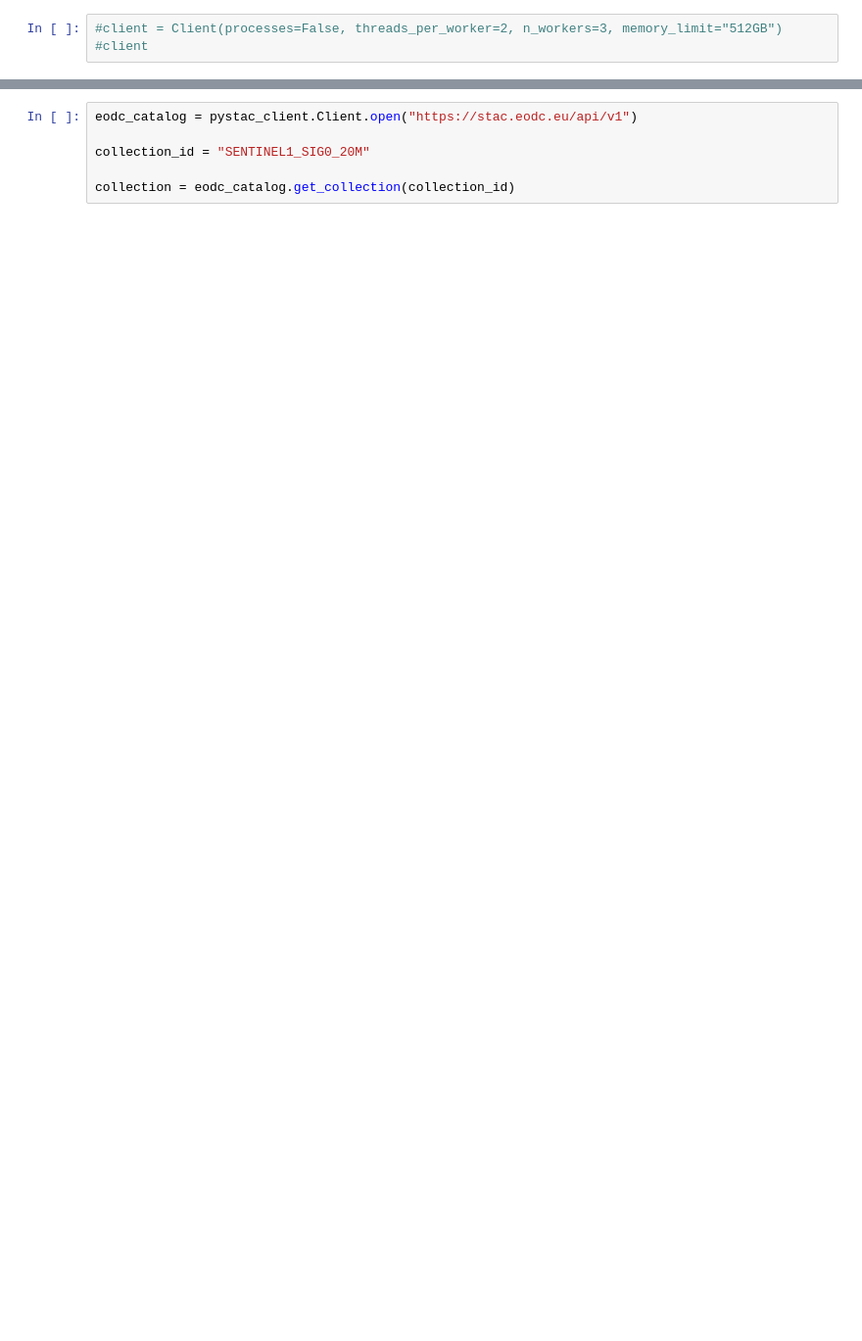
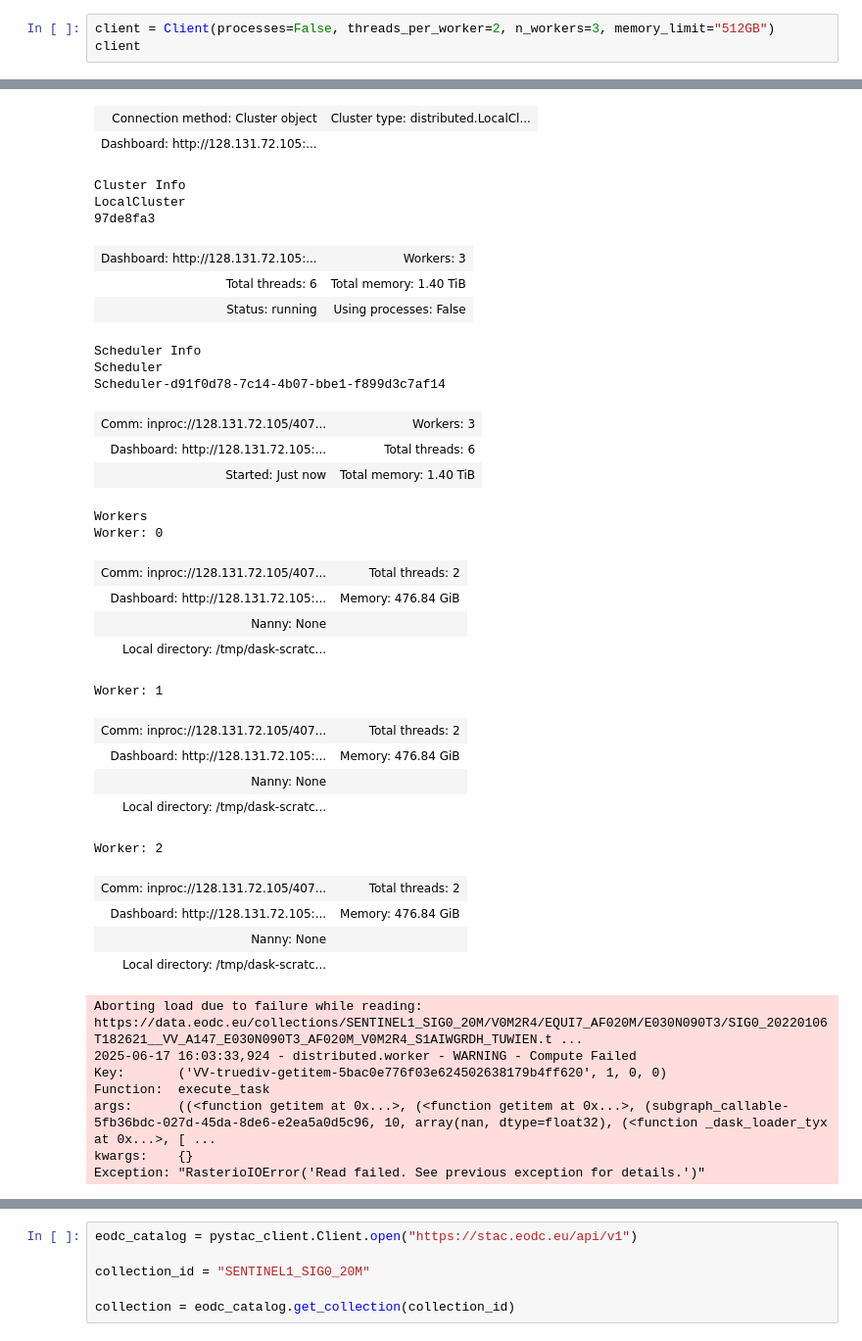
Before and after one commit to wagnerjoseph/Sentinel1-ASCAT-fusion, a Jupyter notebook: notebooks/create-s1-zarr-dataset.ipynb, the cells around one changed output, grey strips where cells are left out. Shown at 98% size. Saved outputs shown, nothing was run; the diff lists cells and outputs as text; blank space fills up the shorter version.

```diff
--- a/notebooks/create-s1-zarr-dataset.ipynb
+++ b/notebooks/create-s1-zarr-dataset.ipynb
@@ -53,3 +53,4 @@ Requirement already satisfied: six>=1.5 in c:\users\jwagner\appdata\local\anacon
 # %%
-#client = Client(processes=False, threads_per_worker=2, n_workers=3, memory_limit="512GB")
-#client
+client = Client(processes=False, threads_per_worker=2, n_workers=3, memory_limit="512GB")
+client
+# %% [output]
@@ -56 +59,38 @@ Requirement already satisfied: six>=1.5 in c:\users\jwagner\appdata\local\anacon
+| Connection method: Cluster object | Cluster type: distributed.LocalCl... |
+| Dashboard: http://128.131.72.105:... |  |
+Cluster Info
+LocalCluster
+97de8fa3
+| Dashboard: http://128.131.72.105:... | Workers: 3 |
+| Total threads: 6 | Total memory: 1.40 TiB |
+| Status: running | Using processes: False |
+Scheduler Info
+Scheduler
+Scheduler-d91f0d78-7c14-4b07-bbe1-f899d3c7af14
+| Comm: inproc://128.131.72.105/407... | Workers: 3 |
+| Dashboard: http://128.131.72.105:... | Total threads: 6 |
+| Started: Just now | Total memory: 1.40 TiB |
+Workers
+Worker: 0
+| Comm: inproc://128.131.72.105/407... | Total threads: 2 |
+| Dashboard: http://128.131.72.105:... | Memory: 476.84 GiB |
+| Nanny: None |  |
+| Local directory: /tmp/dask-scratc... |  |
+Worker: 1
+| Comm: inproc://128.131.72.105/407... | Total threads: 2 |
+| Dashboard: http://128.131.72.105:... | Memory: 476.84 GiB |
+| Nanny: None |  |
+| Local directory: /tmp/dask-scratc... |  |
+Worker: 2
+| Comm: inproc://128.131.72.105/407... | Total threads: 2 |
+| Dashboard: http://128.131.72.105:... | Memory: 476.84 GiB |
+| Nanny: None |  |
+| Local directory: /tmp/dask-scratc... |  |
+Aborting load due to failure while reading: https://data.eodc.eu/collections/SENTINEL1_SIG0_20M/V0M2R4/EQUI7_AF020M/E030N090T3/SIG0_20220106T182621__VV_A147_E030N090T3_AF020M_V0M2R4_S1AIWGRDH_TUWIEN.t ...
+2025-06-17 16:03:33,924 - distributed.worker - WARNING - Compute Failed
+Key:       ('VV-truediv-getitem-5bac0e776f03e624502638179b4ff620', 1, 0, 0)
+Function:  execute_task
+args:      ((<function getitem at 0x...>, (<function getitem at 0x...>, (subgraph_callable-5fb36bdc-027d-45da-8de6-e2ea5a0d5c96, 10, array(nan, dtype=float32), (<function _dask_loader_tyx at 0x...>, [ ...
+kwargs:    {}
+Exception: "RasterioIOError('Read failed. See previous exception for details.')"
 # %% [markdown]
```
Also changed, not shown: parts of 33 cells of this notebook.
